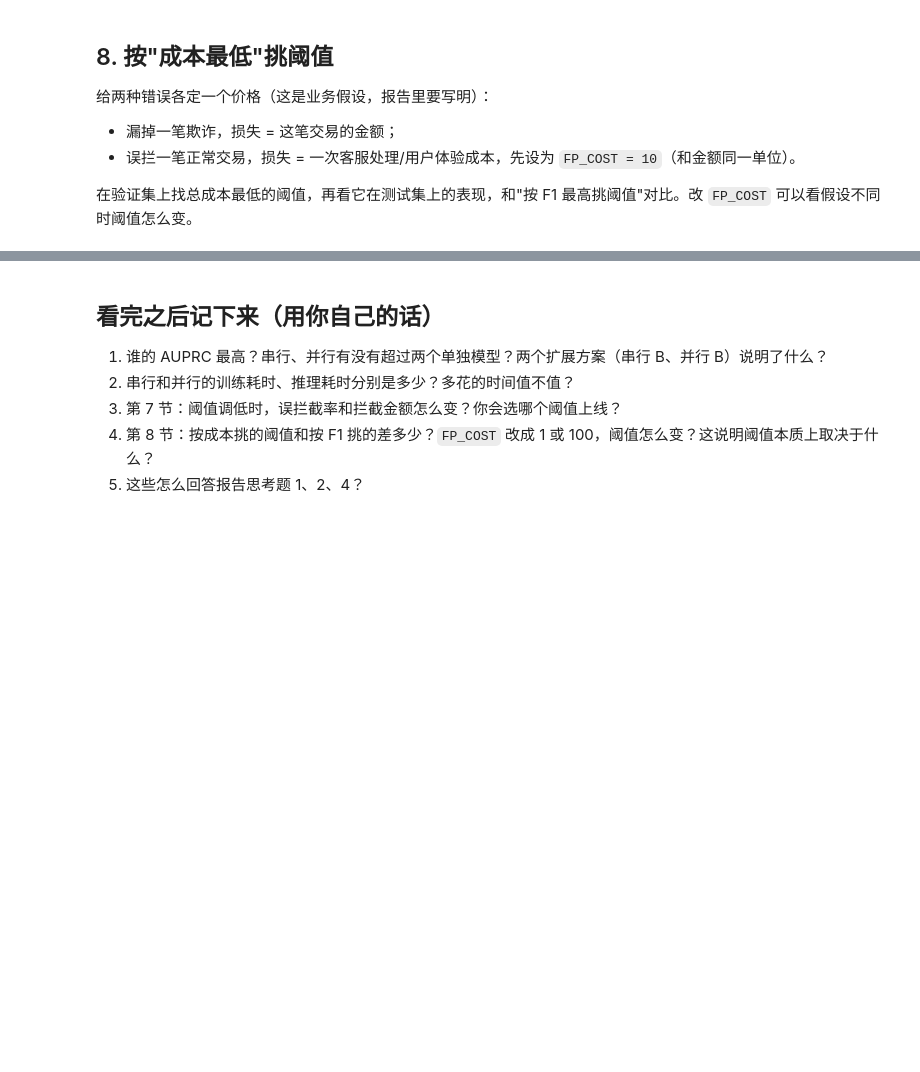
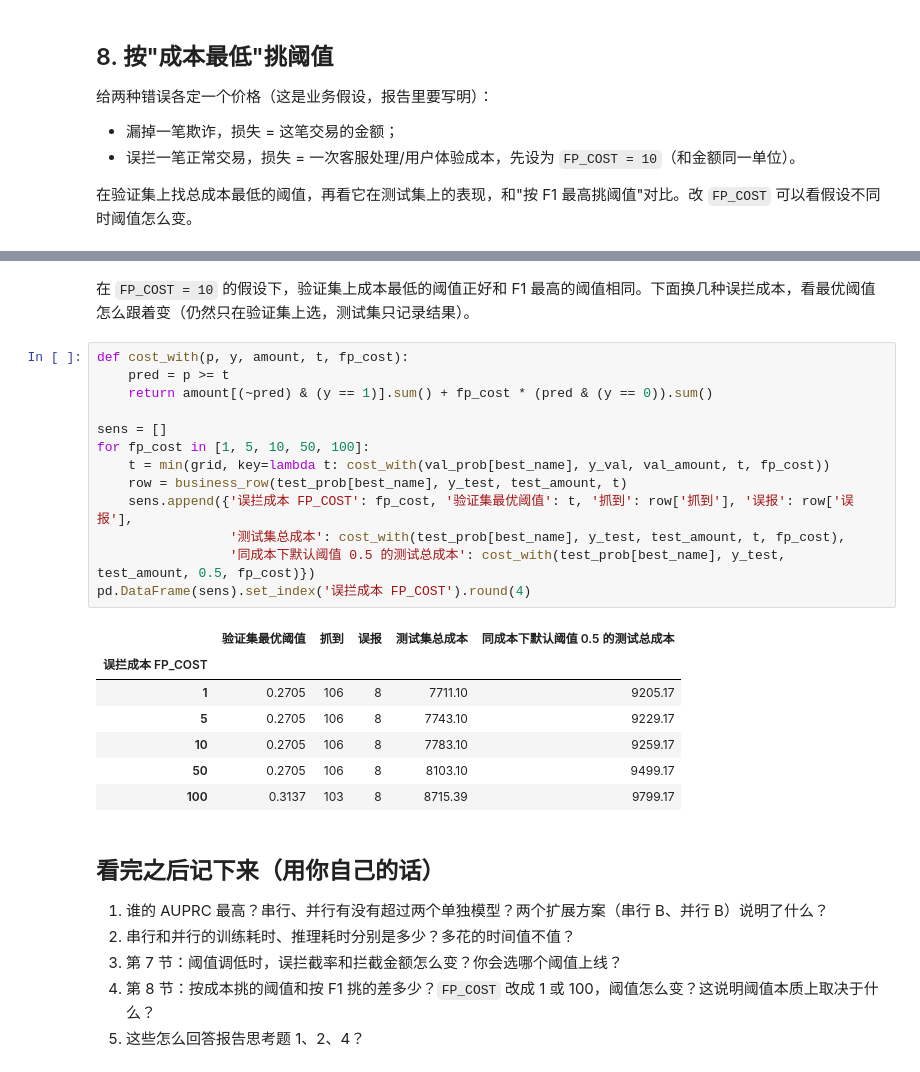
Before and after one commit to Heptazero/ml-course-labs, a Jupyter notebook: data-mining/credit-card-fraud-detection/05_fusion.ipynb, the cells around one changed output, grey strips where cells are left out. Drawn from its saved outputs; the diff is of its cells as text; blank space fills up the shorter version.

```diff
--- a/data-mining/credit-card-fraud-detection/05_fusion.ipynb
+++ b/data-mining/credit-card-fraud-detection/05_fusion.ipynb
@@ -353,3 +355,26 @@ pd.DataFrame(compare).set_index('挑法').round(4)
+# %% [markdown]
+在 `FP_COST = 10` 的假设下，验证集上成本最低的阈值正好和 F1 最高的阈值相同。下面换几种误拦成本，看最优阈值怎么跟着变（仍然只在验证集上选，测试集只记录结果）。
+# %%
+def cost_with(p, y, amount, t, fp_cost):
+    pred = p >= t
+    return amount[(~pred) & (y == 1)].sum() + fp_cost * (pred & (y == 0)).sum()
+
+sens = []
+for fp_cost in [1, 5, 10, 50, 100]:
+    t = min(grid, key=lambda t: cost_with(val_prob[best_name], y_val, val_amount, t, fp_cost))
+    row = business_row(test_prob[best_name], y_test, test_amount, t)
+    sens.append({'误拦成本 FP_COST': fp_cost, '验证集最优阈值': t, '抓到': row['抓到'], '误报': row['误报'],
+                 '测试集总成本': cost_with(test_prob[best_name], y_test, test_amount, t, fp_cost),
+                 '同成本下默认阈值 0.5 的测试总成本': cost_with(test_prob[best_name], y_test, test_amount, 0.5, fp_cost)})
+pd.DataFrame(sens).set_index('误拦成本 FP_COST').round(4)
+# %% [output]
+|  | 验证集最优阈值 | 抓到 | 误报 | 测试集总成本 | 同成本下默认阈值 0.5 的测试总成本 |
+| 误拦成本 FP_COST |  |  |  |  |  |
+| 1 | 0.2705 | 106 | 8 | 7711.10 | 9205.17 |
+| 5 | 0.2705 | 106 | 8 | 7743.10 | 9229.17 |
+| 10 | 0.2705 | 106 | 8 | 7783.10 | 9259.17 |
+| 50 | 0.2705 | 106 | 8 | 8103.10 | 9499.17 |
+| 100 | 0.3137 | 103 | 8 | 8715.39 | 9799.17 |
 # %% [markdown]
 ## 看完之后记下来（用你自己的话）
 
```
Also changed, not shown: parts of 5 cells of this notebook, 1 other file.
